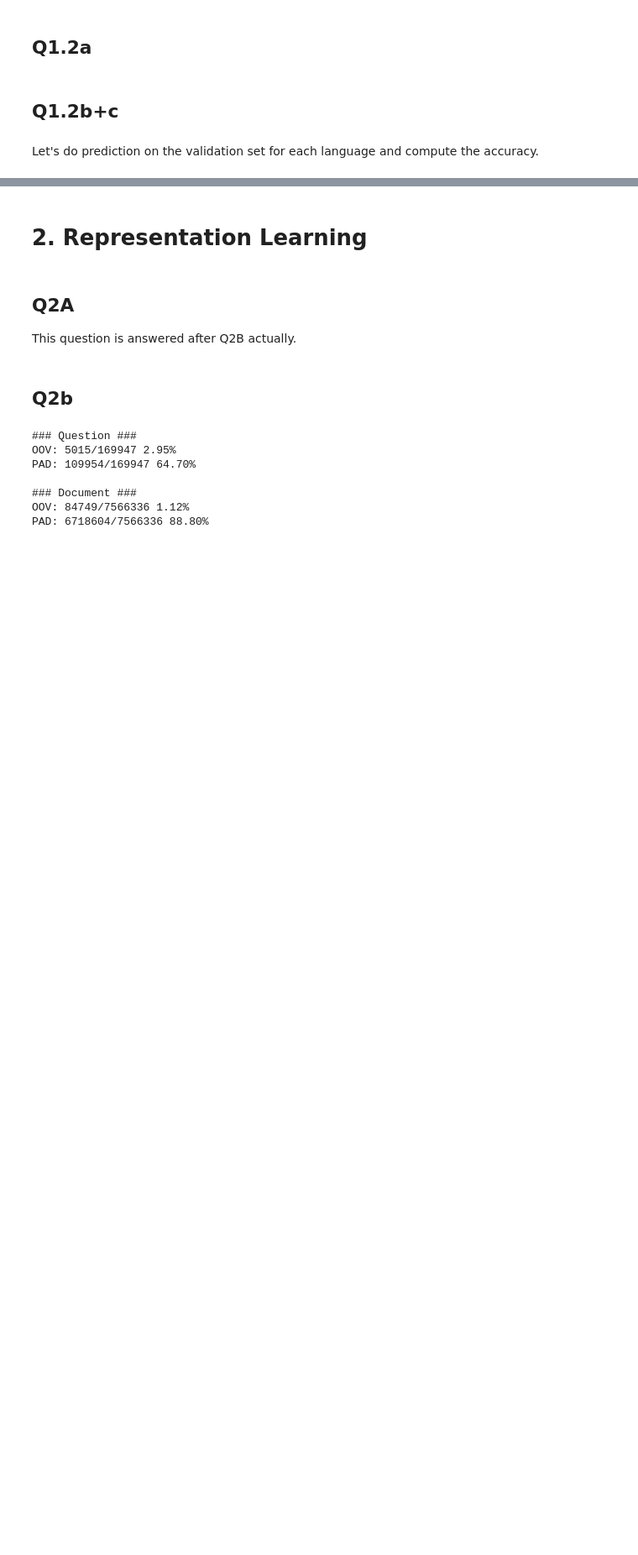
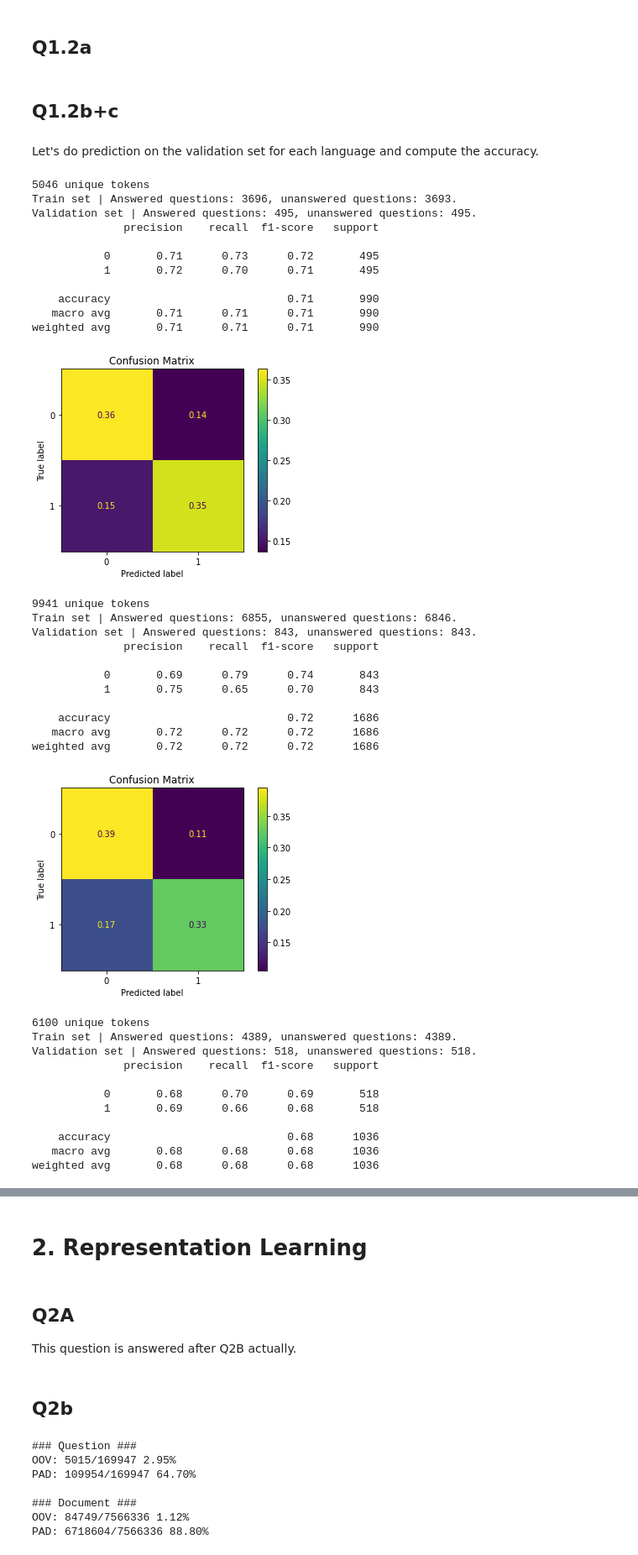
Before and after one commit to RasmusML/nlp_question_answer_project, a Jupyter notebook: Q1.2+Q2.ipynb, the cells around one changed output, grey strips where cells are left out. Shown at 84% size. Cells and saved outputs as stored; diff of their text form; code cells hidden in the pictures; blank space fills up the shorter version.

```diff
--- a/Q1.2+Q2.ipynb
+++ b/Q1.2+Q2.ipynb
@@ -116,3 +69,0 @@ def transform_bag_of_word_vectors_to_TF_idf_vectors(bag_of_word_vectors: np.ndar
-# %%
-def count_tokens_per_observation(dataset_column: pd.Series):
-    return np.array([len(tokens) for tokens in dataset_column])
@@ -170,9 +105,9 @@ def plot_question_token_count_dist(dataset: pd.DataFrame, title: str):
     ax.set_xticks(ticks)
 # %%
 for language in languages:
-    dataset = lang_datasets[language]
-    train_set = dataset["train_set"]
-    validation_set = dataset["validation_set"]
+    dataset = all_datasets[language]
+    train_set = dataset["training"]
+    validation_set = dataset["validation"]
     language_full = language_code_to_language[language]
 
     plot_question_token_count_dist(train_set, "Question Lengths - {}".format(language_full))
@@ -199,20 +134,3 @@ for language in languages:
 - BoW for the document was not included as part of the features as 1. the memory was on exhausted both on a local machine and cloud machine. 2. BoW is likely a poor feature for question-answer classifiction problems, since this problem needs sentence context, in order to determine whether the question has been answered or not.
 # %% [markdown]
 ## Q1.2a
-# %%
-def get_lexical_features_from_dataset(dataset: pd.DataFrame, token_to_id: Dict[str, int]) -> np.ndarray:
-    question_BoW_per_obs         = get_bag_of_words_vector_per_observation(dataset['question'], token_to_id)
-    question_token_count_per_obs = count_tokens_per_observation(dataset['question'])
-    document_token_count_per_obs = count_tokens_per_observation(dataset['document'])
-    token_overlap_per_obs        = count_token_overlap_per_observation(dataset['question'], dataset['document'])
-
-    question_tf_idf_per_obs = transform_bag_of_word_vectors_to_TF_idf_vectors(question_BoW_per_obs)
-
-    features = np.concatenate(
-        (question_tf_idf_per_obs,
-         question_token_count_per_obs.reshape((-1,1)),
-         document_token_count_per_obs.reshape((-1,1)),
-         token_overlap_per_obs.reshape((-1,1))),
-        axis=1)
-
-    return features
@@ -268,9 +177,45 @@ Let's do prediction on the validation set for each language and compute the accu
 # %%
 for language in languages:
     dataset = all_datasets[language]
-    train_set = dataset["train_set"]
-    validation_set = dataset["validation_set"]
+    train_set = dataset["training"]
+    validation_set = dataset["validation"]
     language_full = language_code_to_language[language]
 
     lexical_model = run_model(train_set, validation_set)
     language_models[language]["lexical_model"] = lexical_model
+# %% [output]
+5046 unique tokens
+Train set | Answered questions: 3696, unanswered questions: 3693.
+Validation set | Answered questions: 495, unanswered questions: 495.
+              precision    recall  f1-score   support
+
+           0       0.71      0.73      0.72       495
+           1       0.72      0.70      0.71       495
+
+    accuracy                           0.71       990
+   macro avg       0.71      0.71      0.71       990
+weighted avg       0.71      0.71      0.71       990
+[figure, added]
+9941 unique tokens
+Train set | Answered questions: 6855, unanswered questions: 6846.
+Validation set | Answered questions: 843, unanswered questions: 843.
+              precision    recall  f1-score   support
+
+           0       0.69      0.79      0.74       843
+           1       0.75      0.65      0.70       843
+
+    accuracy                           0.72      1686
+   macro avg       0.72      0.72      0.72      1686
+weighted avg       0.72      0.72      0.72      1686
+[figure, added]
+6100 unique tokens
+Train set | Answered questions: 4389, unanswered questions: 4389.
+Validation set | Answered questions: 518, unanswered questions: 518.
+              precision    recall  f1-score   support
+
+           0       0.68      0.70      0.69       518
+           1       0.69      0.66      0.68       518
+
+    accuracy                           0.68      1036
+   macro avg       0.68      0.68      0.68      1036
+weighted avg       0.68      0.68      0.68      1036
```
Also changed, not shown: parts of 30 cells of this notebook, 38 other files.
